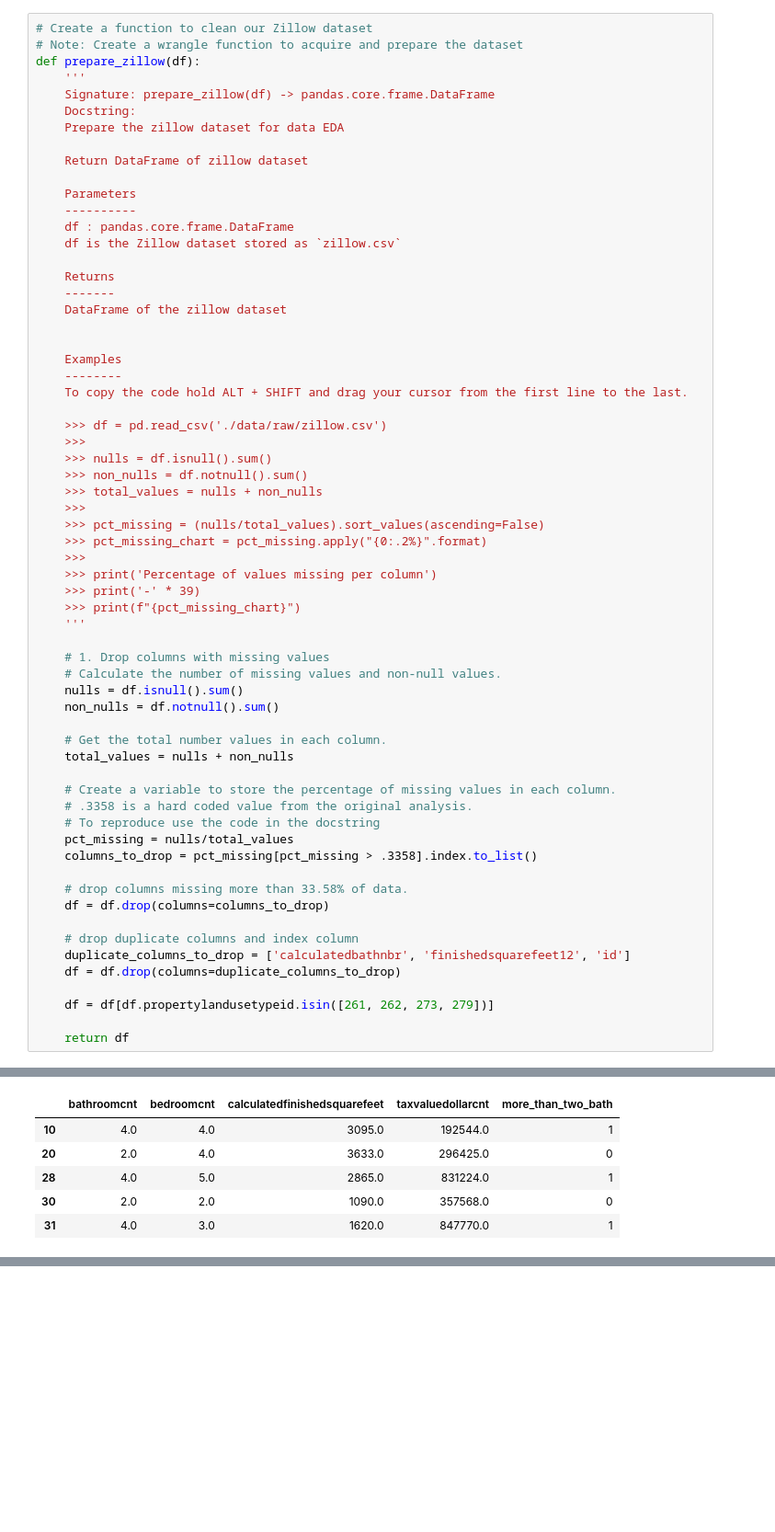
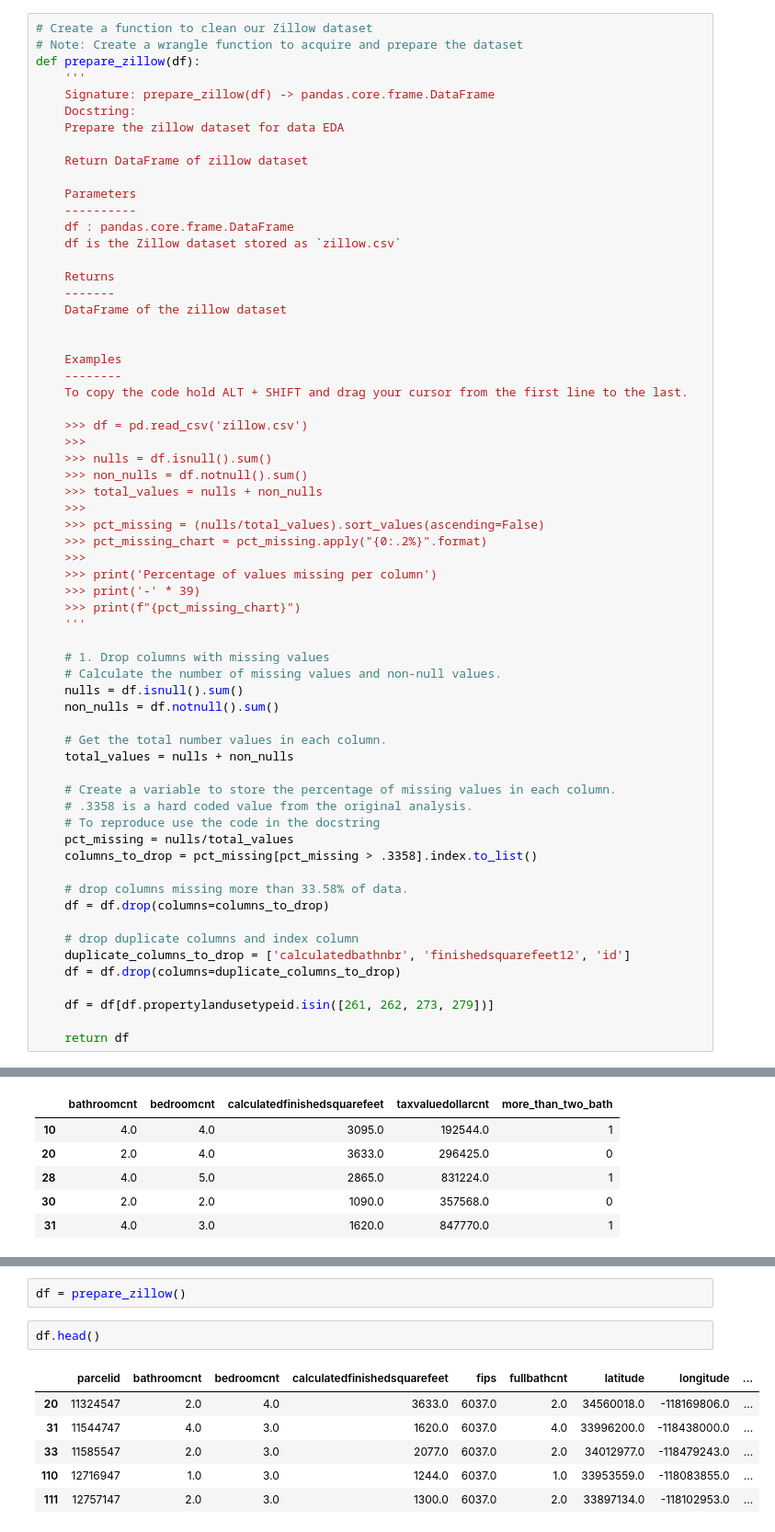
Before and after one commit to Robust-Analytics/zillow-project, a Jupyter notebook: prepare-chris.ipynb, the cells around one changed output, grey strips where cells are left out. Shown: that part at 92% size. Cells and saved outputs as stored; diff of their text form; blank space fills up the shorter version.

```diff
--- a/prepare-chris.ipynb
+++ b/prepare-chris.ipynb
@@ -151,7 +151,7 @@ def prepare_zillow(df):
     --------
     To copy the code hold ALT + SHIFT and drag your cursor from the first line to the last.
 
-    >>> df = pd.read_csv('./data/raw/zillow.csv')
+    >>> df = pd.read_csv('zillow.csv')
     >>>
     >>> nulls = df.isnull().sum()
     >>> non_nulls = df.notnull().sum()
@@ -326,0 +333,11 @@ df.head()
+# %%
+df = prepare_zillow()
+# %%
+df.head()
+# %% [output]
+|  | parcelid | bathroomcnt | bedroomcnt | calculatedfinishedsquarefeet | fips | fullbathcnt | latitude | longitude | ... |
+| 20 | 11324547 | 2.0 | 4.0 | 3633.0 | 6037.0 | 2.0 | 34560018.0 | -118169806.0 | ... |
+| 31 | 11544747 | 4.0 | 3.0 | 1620.0 | 6037.0 | 4.0 | 33996200.0 | -118438000.0 | ... |
+| 33 | 11585547 | 2.0 | 3.0 | 2077.0 | 6037.0 | 2.0 | 34012977.0 | -118479243.0 | ... |
+| 110 | 12716947 | 1.0 | 3.0 | 1244.0 | 6037.0 | 1.0 | 33953559.0 | -118083855.0 | ... |
+| 111 | 12757147 | 2.0 | 3.0 | 1300.0 | 6037.0 | 2.0 | 33897134.0 | -118102953.0 | ... |
```
Also changed, not shown: parts of 15 cells of this notebook, 2 other files.
